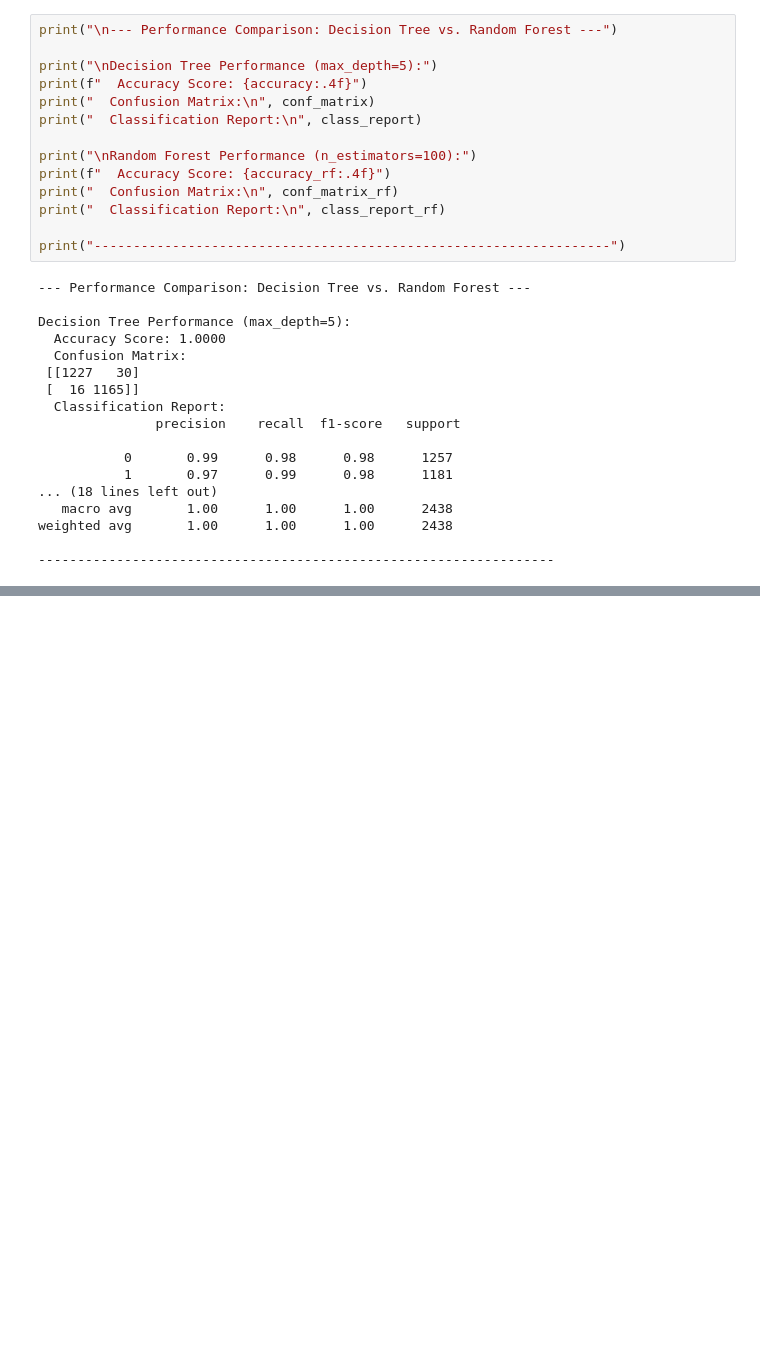
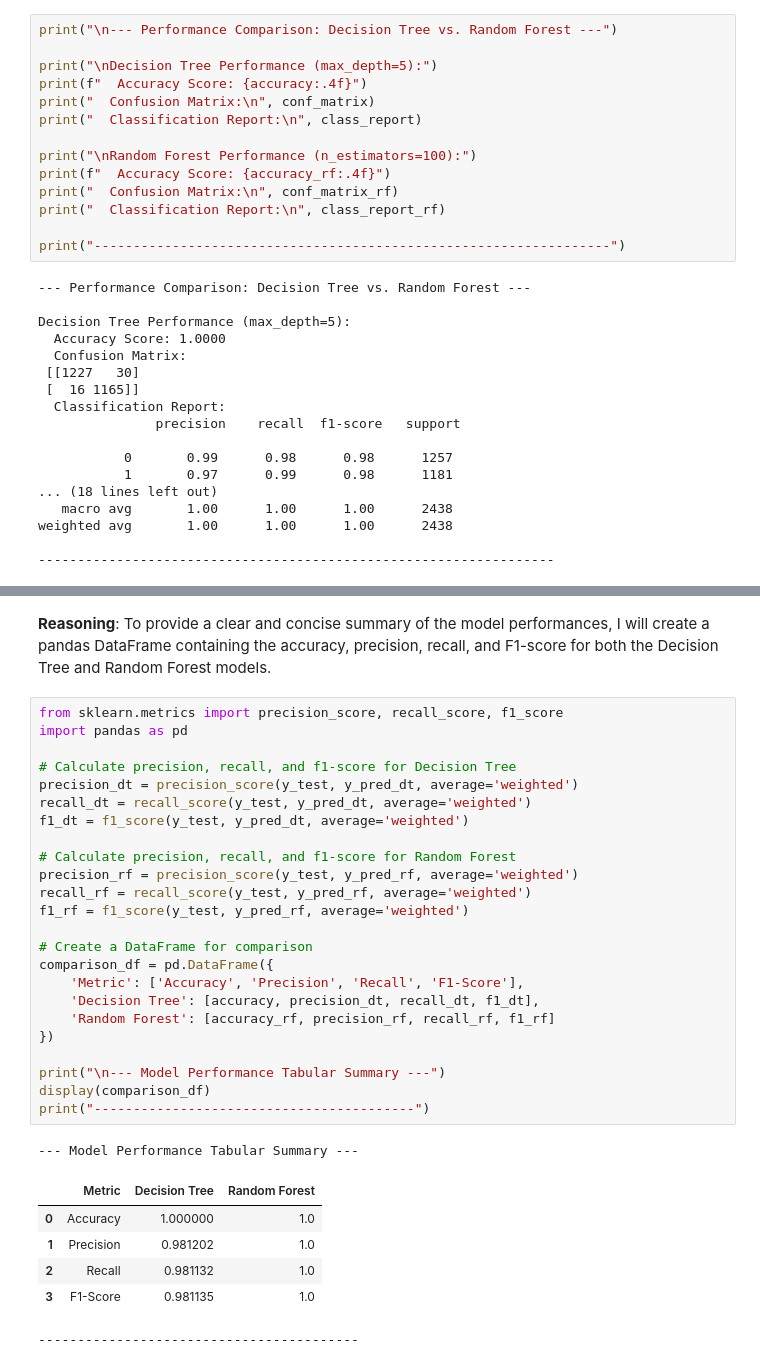
Before and after one commit to Safa30/CSE475_Machine_Learning, a Jupyter notebook: Lab/lab_1/Lab1_Decision_Tree_and_Random_Forest.ipynb, the cells around one changed output, grey strips where cells are left out. Drawn from its saved outputs; the diff is of its cells as text; blank space fills up the shorter version.

```diff
--- a/Lab/lab_1/Lab1_Decision_Tree_and_Random_Forest.ipynb
+++ b/Lab/lab_1/Lab1_Decision_Tree_and_Random_Forest.ipynb
@@ -1275,0 +1356,35 @@ The implementation and evaluation of the Random Forest classifier demonstrated e
+# %% [markdown]
+**Reasoning**:
+To provide a clear and concise summary of the model performances, I will create a pandas DataFrame containing the accuracy, precision, recall, and F1-score for both the Decision Tree and Random Forest models.
+# %%
+from sklearn.metrics import precision_score, recall_score, f1_score
+import pandas as pd
+
+# Calculate precision, recall, and f1-score for Decision Tree
+precision_dt = precision_score(y_test, y_pred_dt, average='weighted')
+recall_dt = recall_score(y_test, y_pred_dt, average='weighted')
+f1_dt = f1_score(y_test, y_pred_dt, average='weighted')
+
+# Calculate precision, recall, and f1-score for Random Forest
+precision_rf = precision_score(y_test, y_pred_rf, average='weighted')
+recall_rf = recall_score(y_test, y_pred_rf, average='weighted')
+f1_rf = f1_score(y_test, y_pred_rf, average='weighted')
+
+# Create a DataFrame for comparison
+comparison_df = pd.DataFrame({
+    'Metric': ['Accuracy', 'Precision', 'Recall', 'F1-Score'],
+    'Decision Tree': [accuracy, precision_dt, recall_dt, f1_dt],
+    'Random Forest': [accuracy_rf, precision_rf, recall_rf, f1_rf]
+})
+
+print("\n--- Model Performance Tabular Summary ---")
+display(comparison_df)
+print("-----------------------------------------")
+# %% [output]
+--- Model Performance Tabular Summary ---
+|  | Metric | Decision Tree | Random Forest |
+| 0 | Accuracy | 1.000000 | 1.0 |
+| 1 | Precision | 0.981202 | 1.0 |
+| 2 | Recall | 0.981132 | 1.0 |
+| 3 | F1-Score | 0.981135 | 1.0 |
+-----------------------------------------
```
Also changed, not shown: parts of 6 cells of this notebook.
